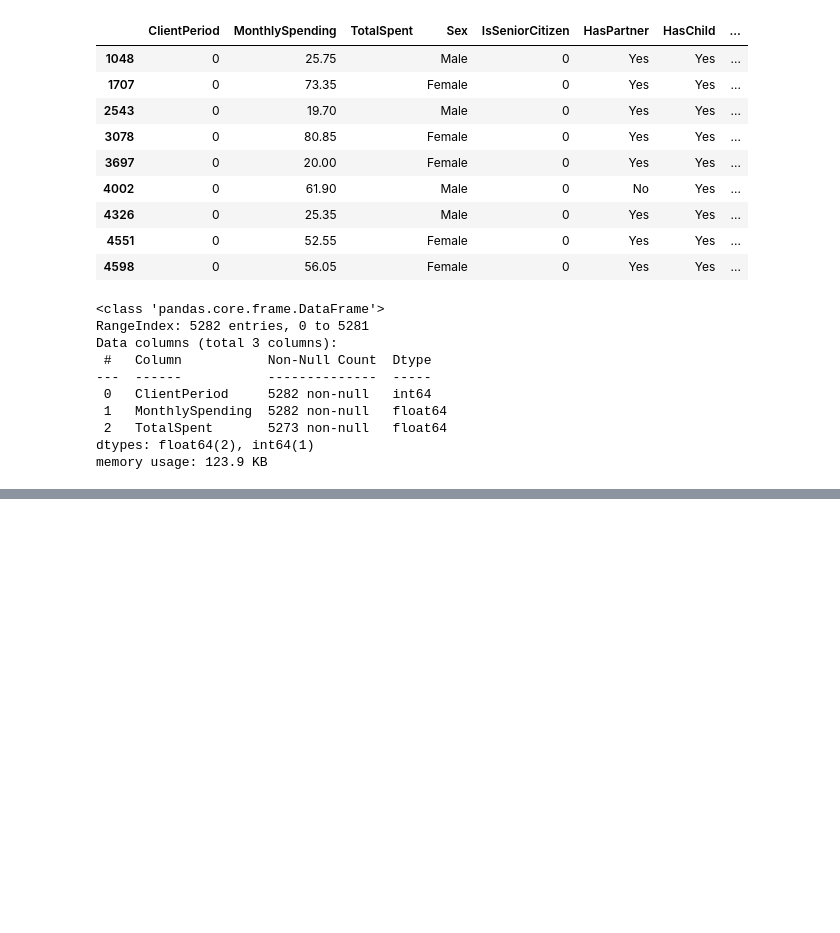
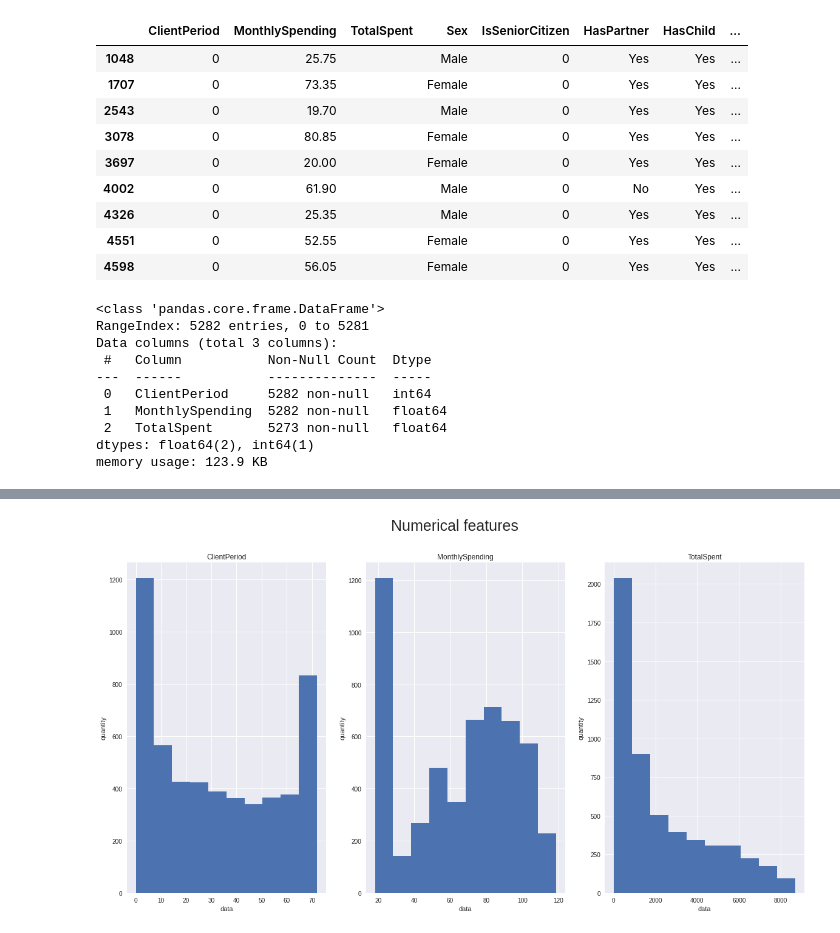
Before and after one commit to SlipShabby/DLSchool, a Jupyter notebook: DL_autumn2021/DL_intermediate/kaggle_prediction/Kaggle_prediction.ipynb, the cells around one changed output, grey strips where cells are left out. Drawn from its saved outputs; the diff is of its cells as text; code cells hidden in the pictures; blank space fills up the shorter version.

Commit message:
eda: numerical and categorical features

```diff
--- a/DL_autumn2021/DL_intermediate/kaggle_prediction/Kaggle_prediction.ipynb
+++ b/DL_autumn2021/DL_intermediate/kaggle_prediction/Kaggle_prediction.ipynb
@@ -197,0 +253,15 @@ memory usage: 123.9 KB
+# %%
+# Vizualizing numerical features
+
+fig, axes = plt.subplots(1,3, figsize = (20,10))
+fig.suptitle('Numerical features', fontsize = 25)
+
+for i, col in enumerate(num_cols):
+  plt.subplot(1,3,i+1)
+  plt.ylabel('quantity')
+  plt.xlabel('data')
+  plt.hist(train[col])
+  plt.title(col)
+plt.show()
+# %% [output]
+[figure, added]
```
Also changed, not shown: parts of 11 cells of this notebook.
